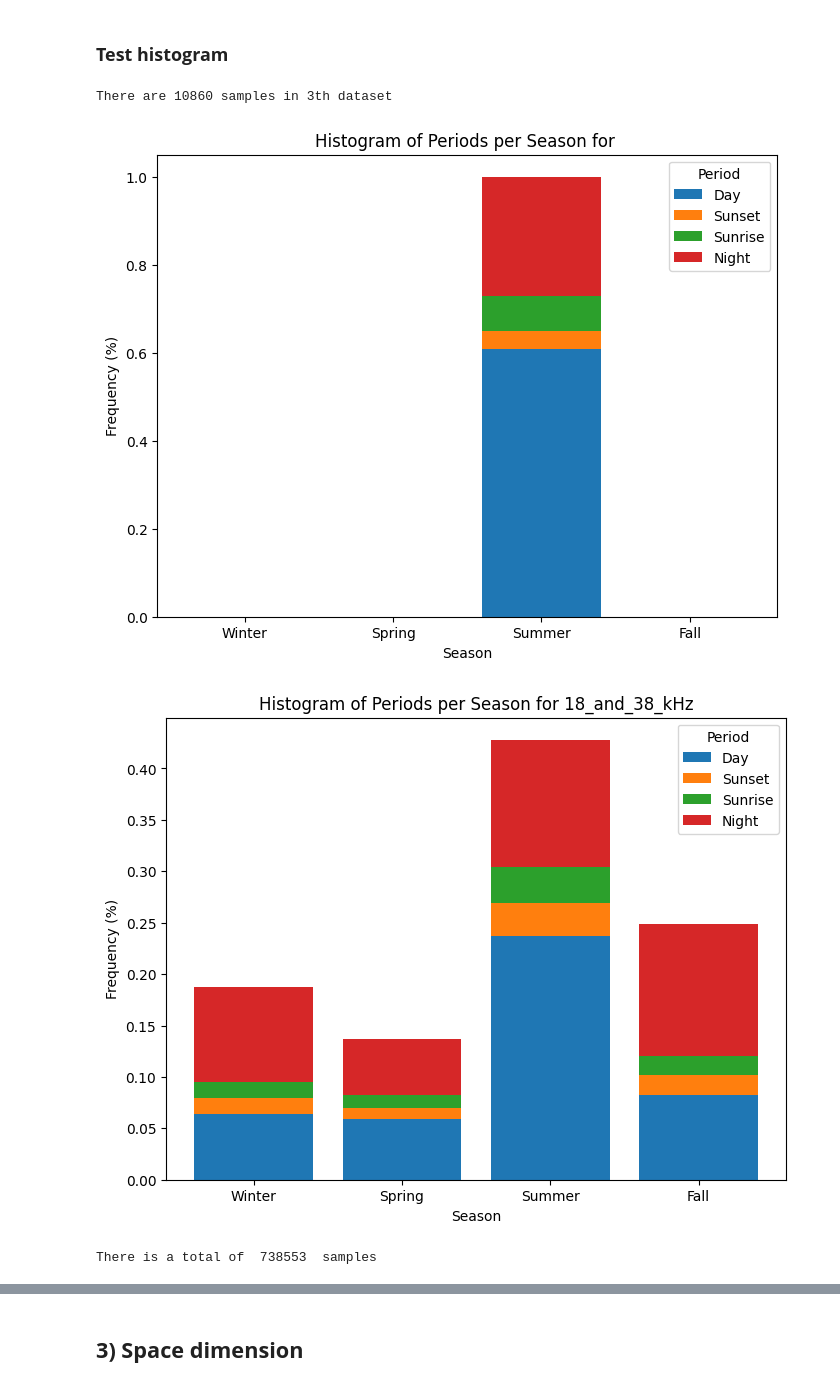
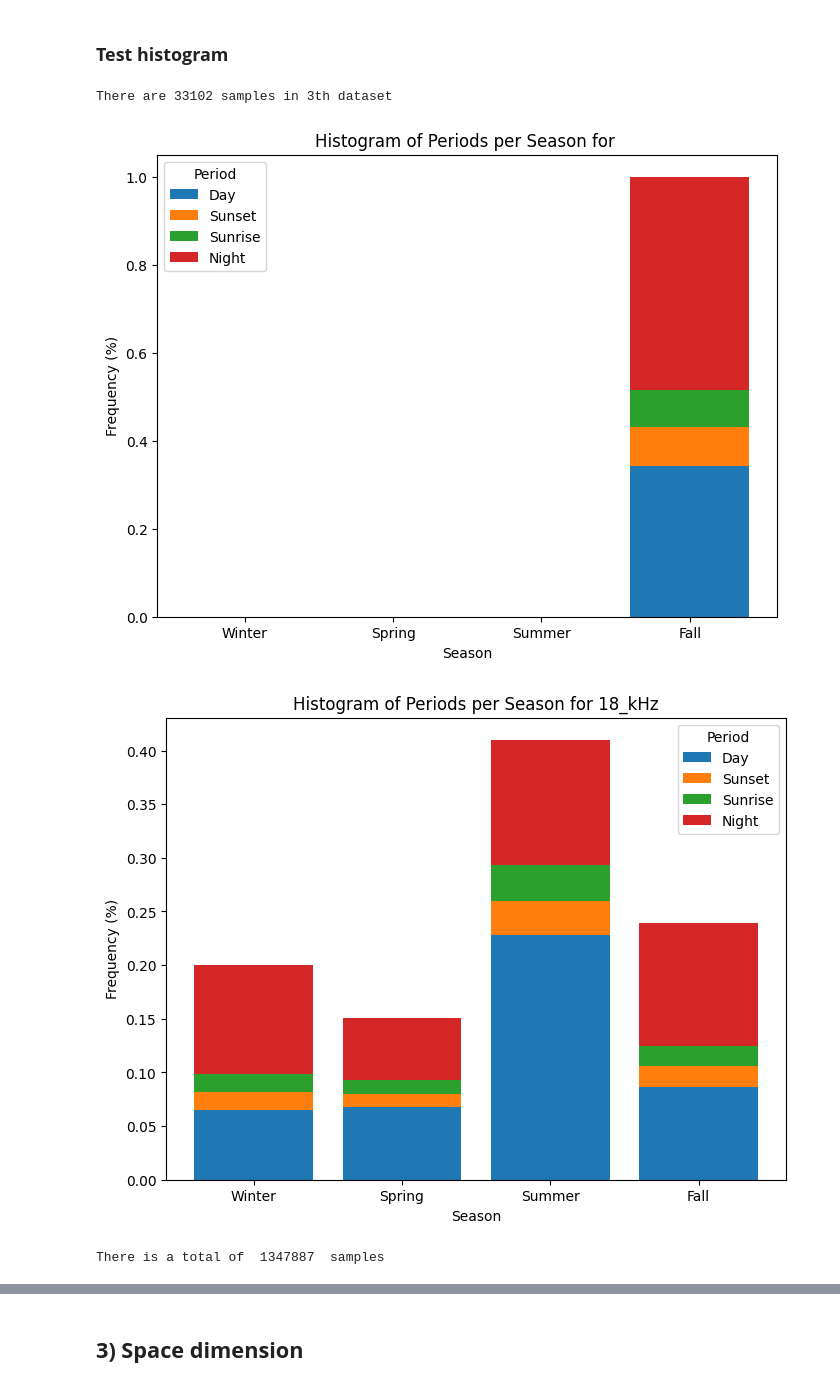
Before and after one commit to EliiseNicolas/Active-acoustic-datasets-analysis, a Jupyter notebook: src/open_netCDF.ipynb, the cells around one changed output, grey strips where cells are left out. Drawn from its saved outputs; the diff is of its cells as text; code cells hidden in the pictures.

```diff
--- a/src/open_netCDF.ipynb
+++ b/src/open_netCDF.ipynb
@@ -29,6 +29,11 @@ import os
 import math
 # %% [markdown]
 ## Explore data
+# %%
+base_path = "../data/acoustic_data/"
+eighteen_hz_path = base_path+"18Hz/IMOS_18Hz"
+eighteen_and_thirty_eight_hz_path = base_path+"18_38Hz/IMOS_18_and_38_Hz"
+thirty_eight_hz_path = base_path+"38Hz"
 # %% [markdown]
 ## **1) Data structure**
 # %% [markdown]
@@ -75,7 +80,7 @@ close_dataset(dataset) # close dataset
 ### **Test histogram**
 # %%
 # Test for 1 file
-list_cdf_files=get_list_files() # Open folder containing all nc files and get list of all nc files path
+list_cdf_files=get_list_files(folder_path=eighteen_hz_path) # Open folder containing all nc files and get list of all nc files path
 i = 3 # Chose file to open
 dataset=open_dataset(i, list_cdf_files) # Open file i
 season_counts  = count_season(dataset) # Count occurences of period d in season s in file i and
@@ -89,16 +94,16 @@ print(f"There are {n} samples in {i}th dataset")
 plot_histogram(season_counts) # Plot histogram
 dataset.close() # Close dataset
 # %% [output]
-There are 10860 samples in 3th dataset
+There are 33102 samples in 3th dataset
-[figure, old version]
+[figure, new version]
 # %%
 # Test plot histogram on all nc files of folder
 
-list_cdf_files=get_list_files() # Open folder containing all nc files and get list of all nc files path
-all_seasons_couts, n_all= count_season_all_files(list_cdf_files) # Open file i
-plot_histogram(all_seasons_couts, save=True, dataset_name="18_and_38_kHz") # Plot histogram
+list_cdf_files=get_list_files(folder_path=eighteen_hz_path) # Open folder containing all nc files and get list of all nc files path
+all_seasons_counts, n_all= count_season_all_files(list_cdf_files) # Open file i
+plot_histogram(all_seasons_counts, save=True, save_path=eighteen_hz_path, dataset_name="18_kHz") # Plot histogram
 print("There is a total of ", n_all, " samples")
 # %% [output]
-[figure, old version]
+[figure, new version]
-There is a total of  738553  samples
+There is a total of  1347887  samples
 # %% [markdown]
```
Also changed, not shown: parts of 14 cells of this notebook, 9 other files.
